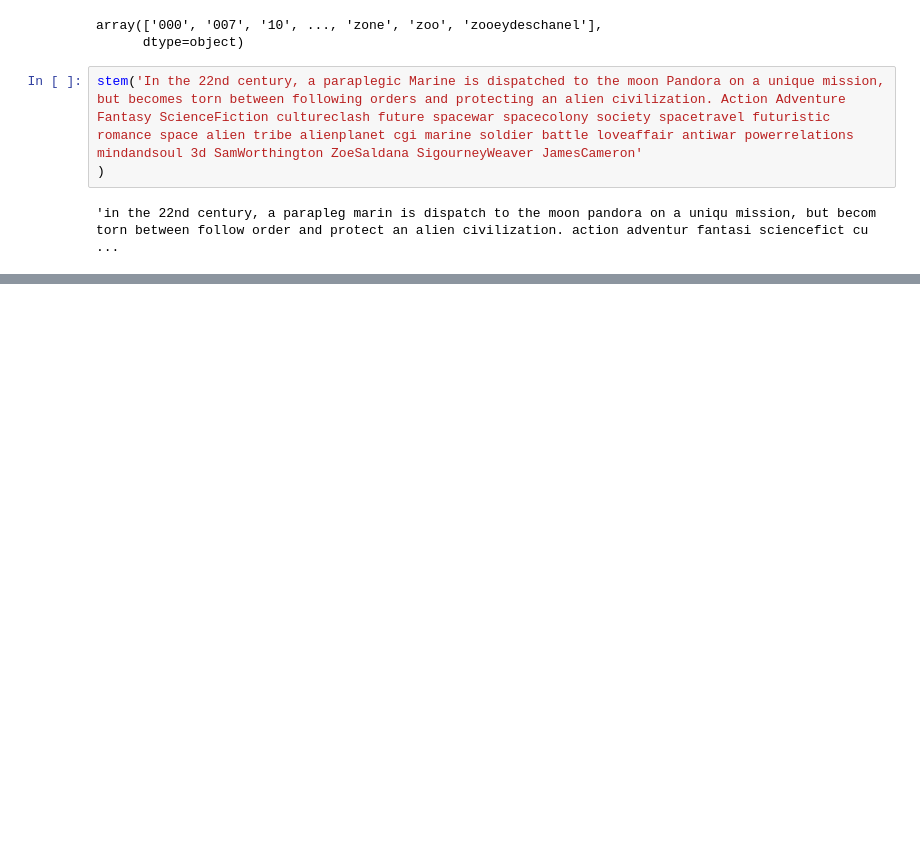
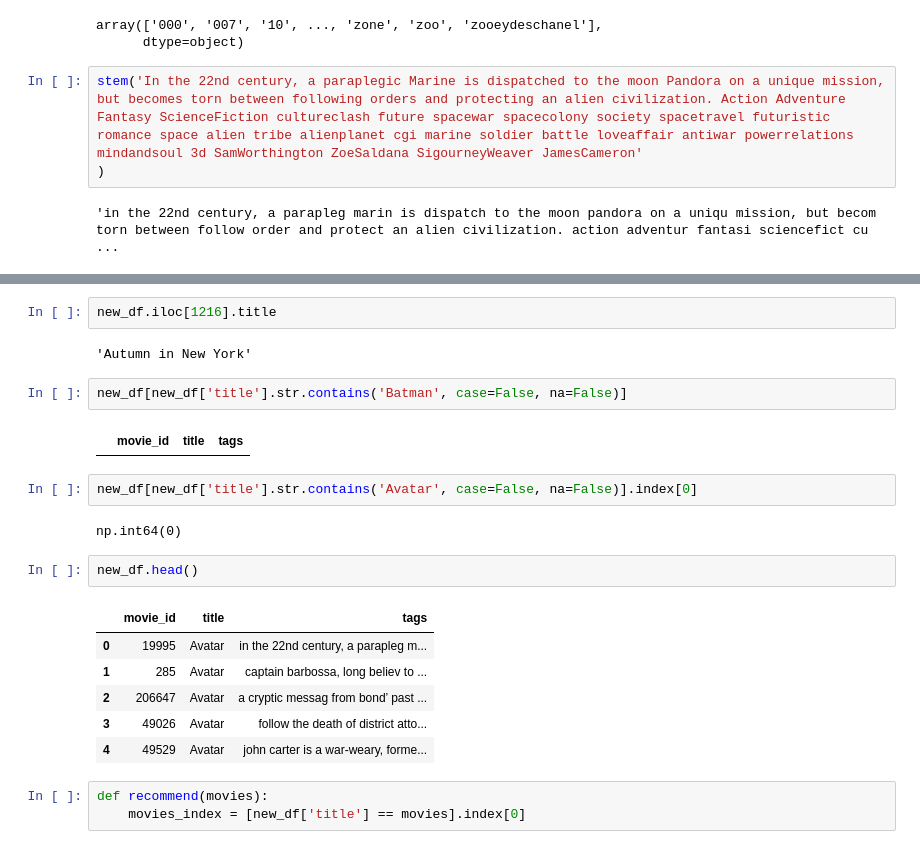
Before and after one commit to madhusmitab0000-maker/Movie-Recomdation-System, a Jupyter notebook: Movie-Recomender-system.ipynb, the cells around one changed output, grey strips where cells are left out. Saved outputs shown, nothing was run; the diff lists cells and outputs as text; blank space fills up the shorter version.

Commit message:
Recommendation System Working

```diff
--- a/Movie-Recomender-system.ipynb
+++ b/Movie-Recomender-system.ipynb
@@ -306,0 +333,24 @@ stem('In the 22nd century, a paraplegic Marine is dispatched to the moon Pandora
+# %%
+new_df.iloc[1216].title
+# %% [output]
+'Autumn in New York'
+# %%
+new_df[new_df['title'].str.contains('Batman', case=False, na=False)]
+# %% [output]
+|  | movie_id | title | tags |
+# %%
+new_df[new_df['title'].str.contains('Avatar', case=False, na=False)].index[0]
+# %% [output]
+np.int64(0)
+# %%
+new_df.head()
+# %% [output]
+|  | movie_id | title | tags |
+| 0 | 19995 | Avatar | in the 22nd century, a parapleg m... |
+| 1 | 285 | Avatar | captain barbossa, long believ to ... |
+| 2 | 206647 | Avatar | a cryptic messag from bond’ past ... |
+| 3 | 49026 | Avatar | follow the death of district atto... |
+| 4 | 49529 | Avatar | john carter is a war-weary, forme... |
+# %%
+def recommend(movies):
+    movies_index = [new_df['title'] == movies].index[0]
```
Also changed, not shown: parts of 17 cells of this notebook, 3 other files.
